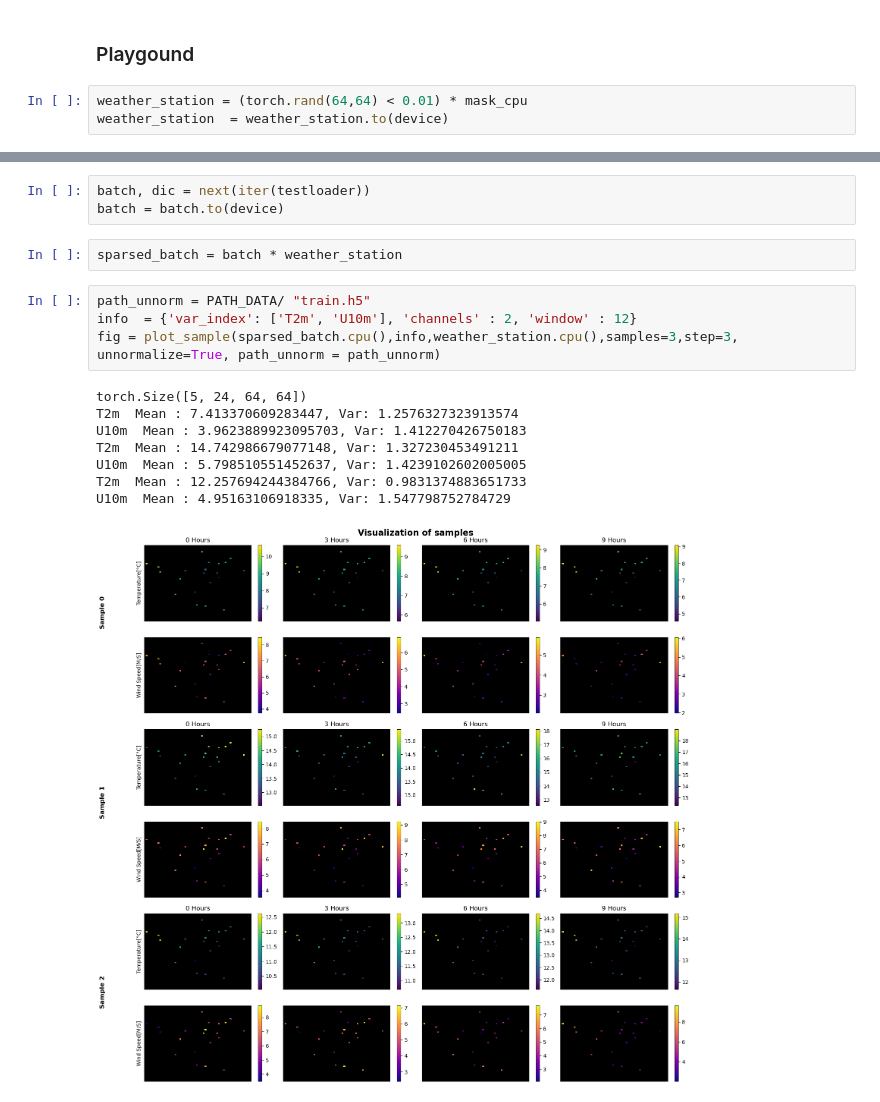
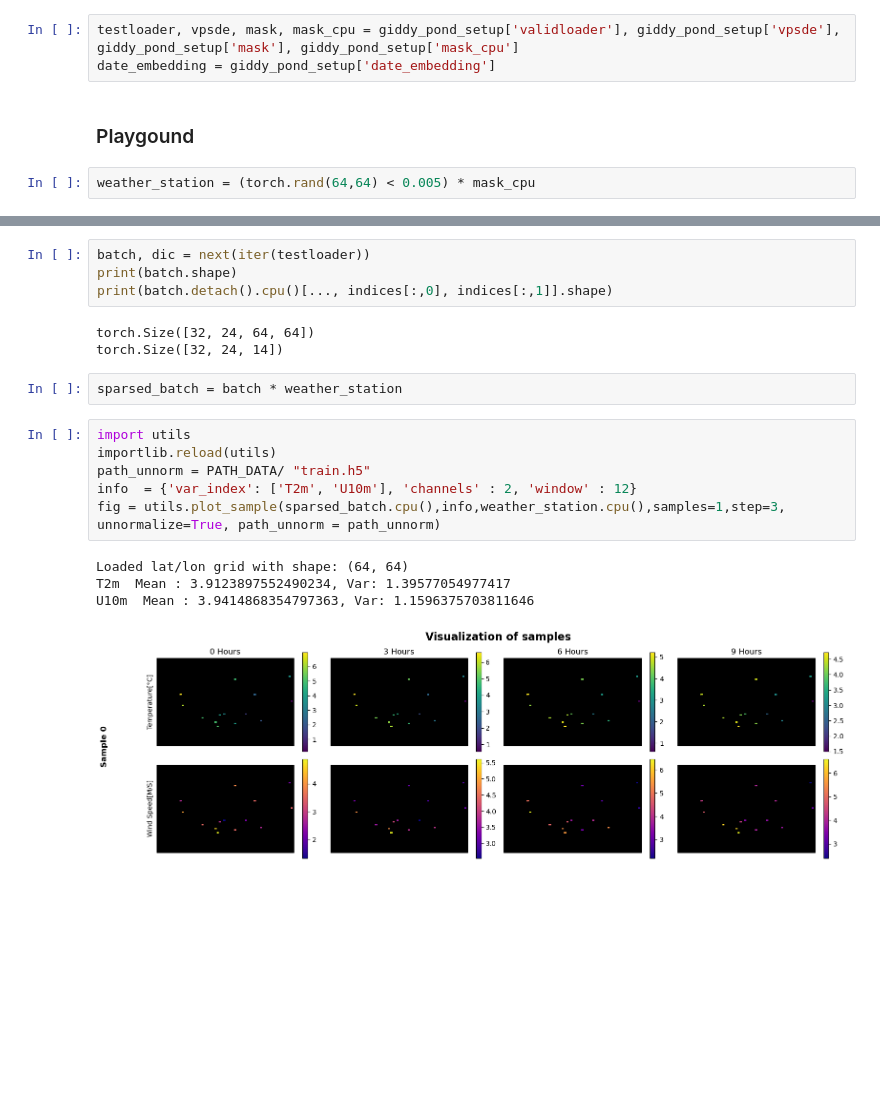
Before and after one commit to maxime-temoschenko/TFE, a Jupyter notebook: experiment_sparse.ipynb, the cells around one changed output, grey strips where cells are left out. Cells and saved outputs as stored; diff of their text form; blank space fills up the shorter version.

```diff
--- a/experiment_sparse.ipynb
+++ b/experiment_sparse.ipynb
@@ -102,5 +271,7 @@ Model restored from slurm/checkpoints/attention_config_spatial_T2m_U10m_2000_201
+# %%
+testloader, vpsde, mask, mask_cpu = giddy_pond_setup['validloader'], giddy_pond_setup['vpsde'], giddy_pond_setup['mask'], giddy_pond_setup['mask_cpu']
+date_embedding = giddy_pond_setup['date_embedding']
 # %% [markdown]
 <h3>Playgound</h3>
 # %%
-weather_station = (torch.rand(64,64) < 0.01) * mask_cpu
-weather_station  = weather_station.to(device)
+weather_station = (torch.rand(64,64) < 0.005) * mask_cpu
@@ -112,20 +290,22 @@ plt.show()
 # %%
 batch, dic = next(iter(testloader))
-batch = batch.to(device)
+print(batch.shape)
+print(batch.detach().cpu()[..., indices[:,0], indices[:,1]].shape)
+# %% [output]
+torch.Size([32, 24, 64, 64])
+torch.Size([32, 24, 14])
 # %%
 sparsed_batch = batch * weather_station
 # %%
+import utils
+importlib.reload(utils)
 path_unnorm = PATH_DATA/ "train.h5"
 info  = {'var_index': ['T2m', 'U10m'], 'channels' : 2, 'window' : 12}
-fig = plot_sample(sparsed_batch.cpu(),info,weather_station.cpu(),samples=3,step=3, unnormalize=True, path_unnorm = path_unnorm)
+fig = utils.plot_sample(sparsed_batch.cpu(),info,weather_station.cpu(),samples=1,step=3, unnormalize=True, path_unnorm = path_unnorm)
 # %% [output]
-torch.Size([5, 24, 64, 64])
-T2m  Mean : 7.413370609283447, Var: 1.2576327323913574
-U10m  Mean : 3.9623889923095703, Var: 1.412270426750183
-T2m  Mean : 14.742986679077148, Var: 1.327230453491211
-U10m  Mean : 5.798510551452637, Var: 1.4239102602005005
-T2m  Mean : 12.257694244384766, Var: 0.9831374883651733
-U10m  Mean : 4.95163106918335, Var: 1.547798752784729
+Loaded lat/lon grid with shape: (64, 64)
+T2m  Mean : 3.9123897552490234, Var: 1.39577054977417
+U10m  Mean : 3.9414868354797363, Var: 1.1596375703811646
-[figure, old version]
+[figure, new version]
 # %%
 def sparse_belgium(batch, mask):
```
Also changed, not shown: parts of 18 cells of this notebook, 1 other file.
